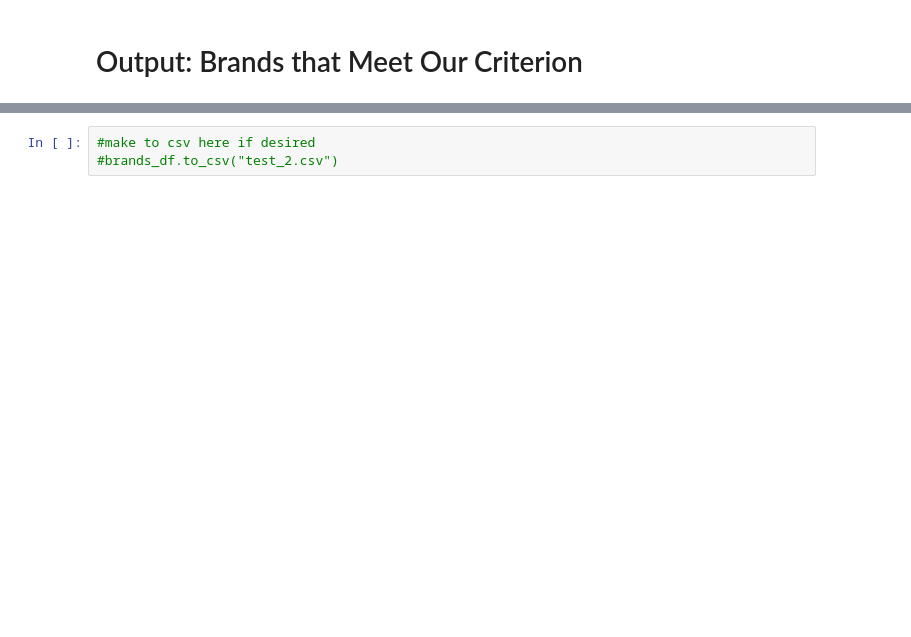
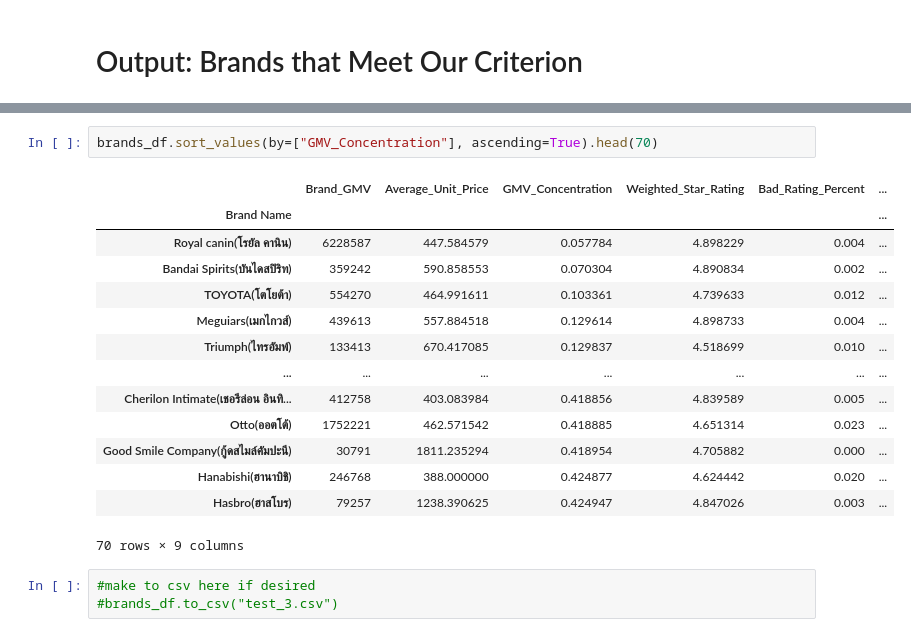
Before and after one commit to don-assamongkol/Project-Simcity, a Jupyter notebook: Filter Code Final.ipynb, the cells around one changed output, grey strips where cells are left out. Cells and saved outputs as stored; diff of their text form; blank space fills up the shorter version.

```diff
--- a/Filter Code Final.ipynb
+++ b/Filter Code Final.ipynb
@@ -408,6 +428,23 @@ brands_df
+# %%
+brands_df.sort_values(by=["GMV_Concentration"], ascending=True).head(70)
+# %% [output]
+|  | Brand_GMV | Average_Unit_Price | GMV_Concentration | Weighted_Star_Rating | Bad_Rating_Percent | ... |
+| Brand Name |  |  |  |  |  | ... |
+| Royal canin(โรยัล คานิน) | 6228587 | 447.584579 | 0.057784 | 4.898229 | 0.004 | ... |
+| Bandai Spirits(บันไดสปิริท) | 359242 | 590.858553 | 0.070304 | 4.890834 | 0.002 | ... |
+| TOYOTA(โตโยต้า) | 554270 | 464.991611 | 0.103361 | 4.739633 | 0.012 | ... |
+| Meguiars(เมกไกวส์) | 439613 | 557.884518 | 0.129614 | 4.898733 | 0.004 | ... |
+| Triumph(ไทรอัมพ์) | 133413 | 670.417085 | 0.129837 | 4.518699 | 0.010 | ... |
+| ... | ... | ... | ... | ... | ... | ... |
+| Cherilon Intimate(เชอรีล่อน อินทิ... | 412758 | 403.083984 | 0.418856 | 4.839589 | 0.005 | ... |
+| Otto(ออตโต้) | 1752221 | 462.571542 | 0.418885 | 4.651314 | 0.023 | ... |
+| Good Smile Company(กู้ดสไมล์คัมปะนี) | 30791 | 1811.235294 | 0.418954 | 4.705882 | 0.000 | ... |
+| Hanabishi(ฮานาบิชิ) | 246768 | 388.000000 | 0.424877 | 4.624442 | 0.020 | ... |
+| Hasbro(ฮาสโบร) | 79257 | 1238.390625 | 0.424947 | 4.847026 | 0.003 | ... |
+70 rows × 9 columns
 # %%
 #make to csv here if desired
-#brands_df.to_csv("test_2.csv")
+#brands_df.to_csv("test_3.csv")
 # %%
 '''
 mask = products_static_untouched["brand"] == "SKG(เอสเคจี)"
```
Also changed, not shown: parts of 7 cells of this notebook.
